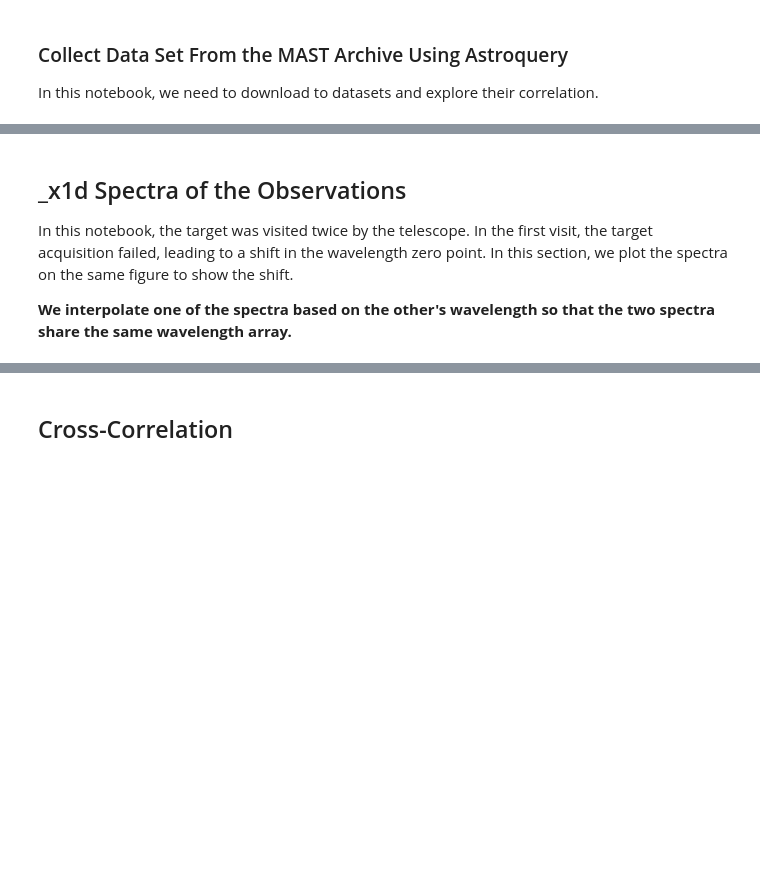
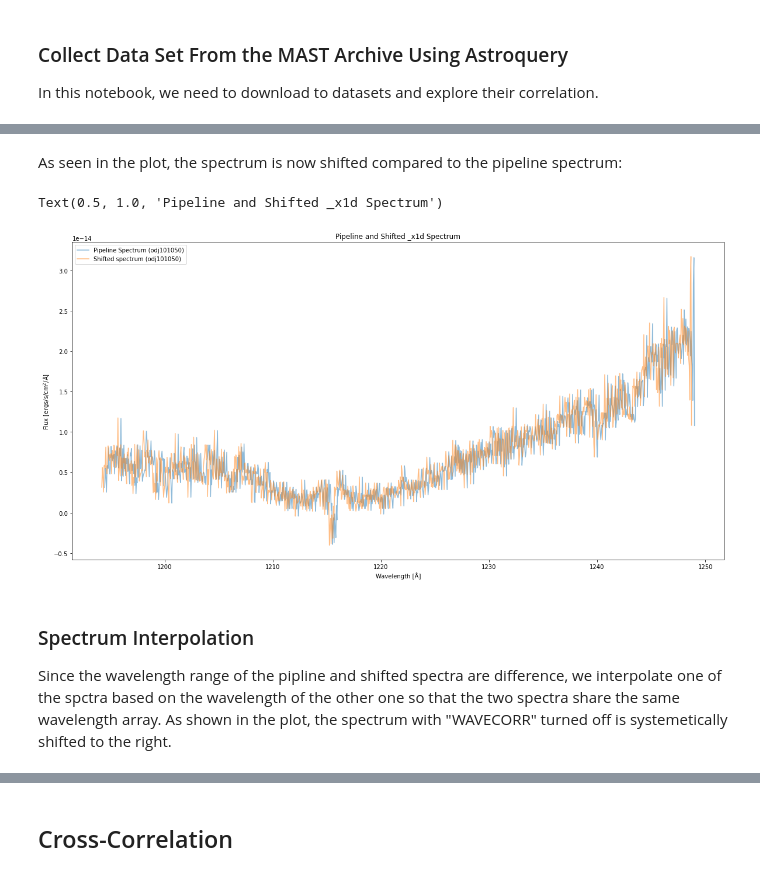
Before and after one commit to spacetelescope/STIS-Notebooks, a Jupyter notebook: correlation/cross-correlation.ipynb, the cells around one changed output, grey strips where cells are left out. Saved outputs shown, nothing was run; the diff lists cells and outputs as text; code cells hidden in the pictures; blank space fills up the shorter version.

Commit message:
updated dataset with wavecor turned off

```diff
--- a/correlation/cross-correlation.ipynb
+++ b/correlation/cross-correlation.ipynb
@@ -73,6 +112,27 @@ Table length=8
+# %% [markdown]
+As seen in the plot, the spectrum is now shifted compared to the pipeline spectrum:
+# %%
+pip_x1d = "./mastDownload/HST/odj101050/odj101050_x1d.fits"
+shifted_x1d = "./Shifted/odj101050_x1d.fits"
+
+with fits.open(pip_x1d) as hdu1, fits.open(shifted_x1d) as hdu2:
+    pip_wl = hdu1[1].data["WAVELENGTH"][0]
+    pip_flux = hdu1[1].data["FLUX"][0]
+
+    shifted_wl = hdu2[1].data["WAVELENGTH"][0]
+    shifted_flux = hdu2[1].data["FLUX"][0]
+
+fig = plt.figure(figsize=(20, 10))
+plt.plot(pip_wl,pip_flux,label="Pipeline Spectrum (odj101050)",alpha=0.5)
+plt.plot(shifted_wl,shifted_flux,label="Shifted spectrum (odj101050)",alpha=0.5)
+plt.legend(loc="best")
+plt.xlabel("Wavelength [" + chr(197) +"]")
+plt.ylabel("Flux [ergs/s/cm$^2$/Å]")
+plt.title("Pipeline and Shifted _x1d Spectrum")
+# %% [output]
+Text(0.5, 1.0, 'Pipeline and Shifted _x1d Spectrum')
+[figure, added]
 # %% [markdown]
-## _x1d Spectra of the Observations
-In this notebook, the target was visited twice by the telescope. In the first visit, the target acquisition failed, leading to a shift in the wavelength zero point. In this section, we plot the spectra on the same figure to show the shift.
-
-**We interpolate one of the spectra based on the other's wavelength so that the two spectra share the same wavelength array.**
+### Spectrum Interpolation
+Since the wavelength range of the pipline and shifted spectra are difference, we interpolate one of the spctra based on the wavelength of the other one so that the two spectra share the same wavelength array. As shown in the plot, the spectrum with "WAVECORR" turned off is systemetically shifted to the right.
 # %%
```
Also changed, not shown: parts of 27 cells of this notebook, 1 other file.
